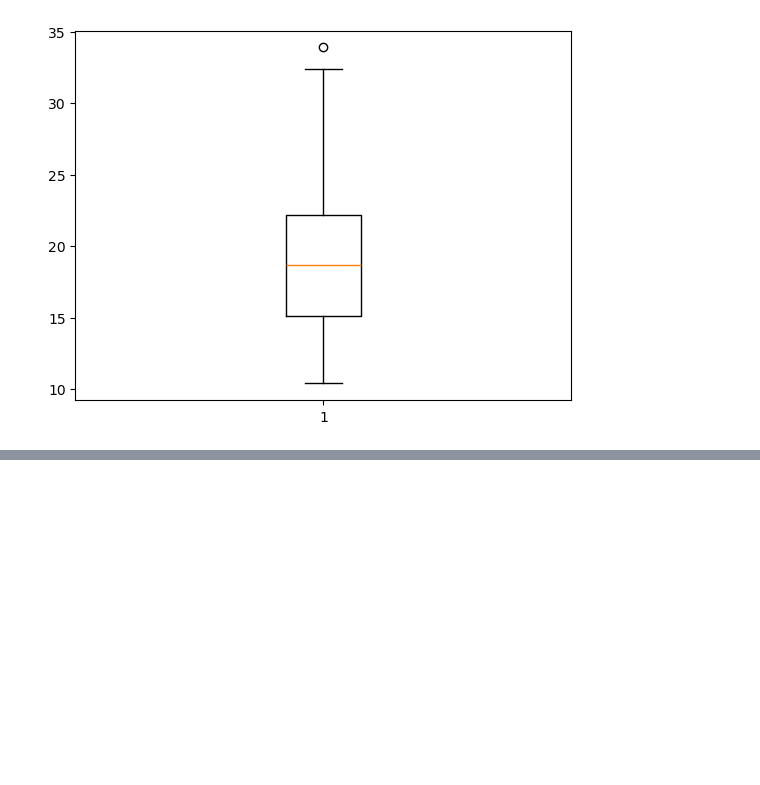
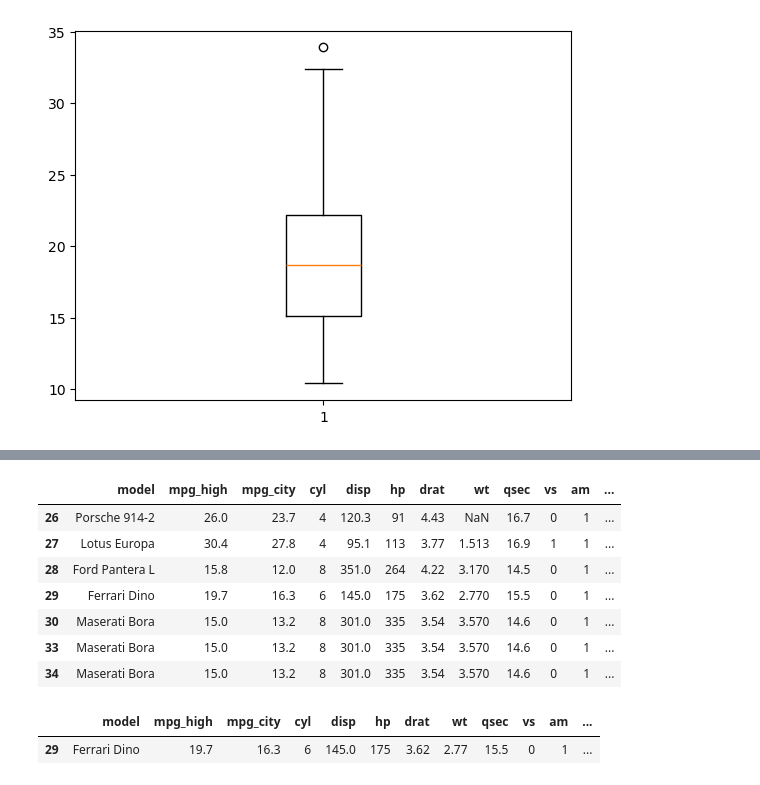
Before and after one commit to chirag-khandekar/cars-data-analysis, a Jupyter notebook: EDA-MT-Cars.ipynb, the cells around one changed output, grey strips where cells are left out. Cells and saved outputs as stored; diff of their text form; code cells hidden in the pictures; blank space fills up the shorter version.

```diff
--- a/EDA-MT-Cars.ipynb
+++ b/EDA-MT-Cars.ipynb
@@ -215,0 +258,18 @@ plt.show()
+# %%
+# Find all cars with 5 gear
+cars[cars['gear']==5.0]
+# %% [output]
+|  | model | mpg_high | mpg_city | cyl | disp | hp | drat | wt | qsec | vs | am | ... |
+| 26 | Porsche 914-2 | 26.0 | 23.7 | 4 | 120.3 | 91 | 4.43 | NaN | 16.7 | 0 | 1 | ... |
+| 27 | Lotus Europa | 30.4 | 27.8 | 4 | 95.1 | 113 | 3.77 | 1.513 | 16.9 | 1 | 1 | ... |
+| 28 | Ford Pantera L | 15.8 | 12.0 | 8 | 351.0 | 264 | 4.22 | 3.170 | 14.5 | 0 | 1 | ... |
+| 29 | Ferrari Dino | 19.7 | 16.3 | 6 | 145.0 | 175 | 3.62 | 2.770 | 15.5 | 0 | 1 | ... |
+| 30 | Maserati Bora | 15.0 | 13.2 | 8 | 301.0 | 335 | 3.54 | 3.570 | 14.6 | 0 | 1 | ... |
+| 33 | Maserati Bora | 15.0 | 13.2 | 8 | 301.0 | 335 | 3.54 | 3.570 | 14.6 | 0 | 1 | ... |
+| 34 | Maserati Bora | 15.0 | 13.2 | 8 | 301.0 | 335 | 3.54 | 3.570 | 14.6 | 0 | 1 | ... |
+# %%
+# Find all cars with 5 gear and 6 cylinders
+cars[(cars['gear']==5.0) & (cars['cyl']==6)]
+# %% [output]
+|  | model | mpg_high | mpg_city | cyl | disp | hp | drat | wt | qsec | vs | am | ... |
+| 29 | Ferrari Dino | 19.7 | 16.3 | 6 | 145.0 | 175 | 3.62 | 2.77 | 15.5 | 0 | 1 | ... |
```
Also changed, not shown: parts of 5 cells of this notebook.
